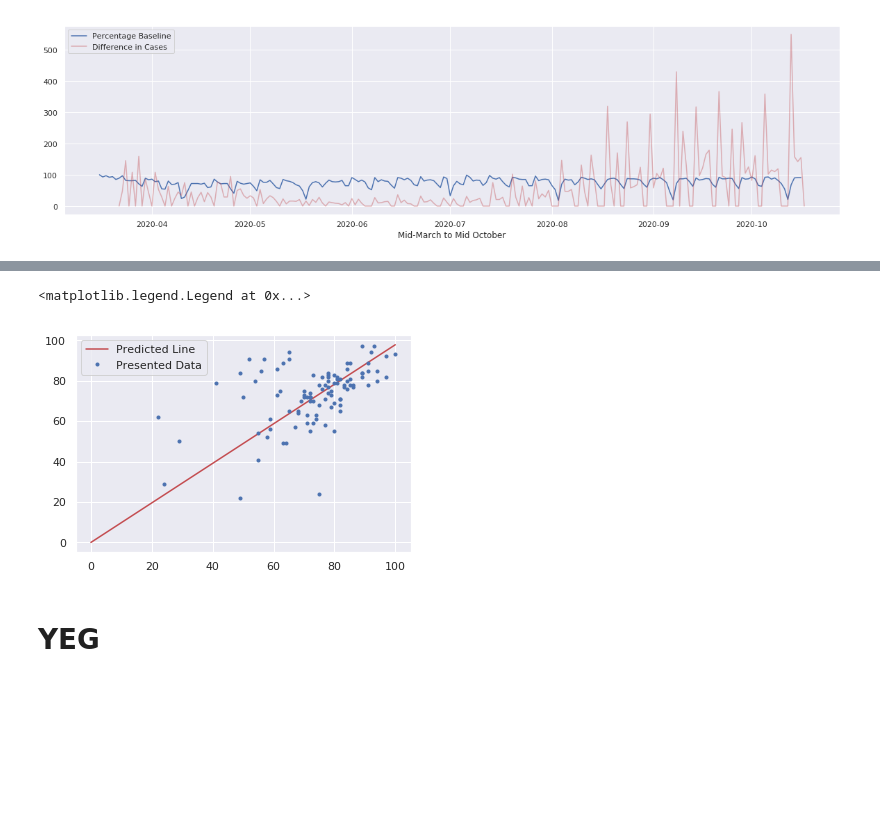
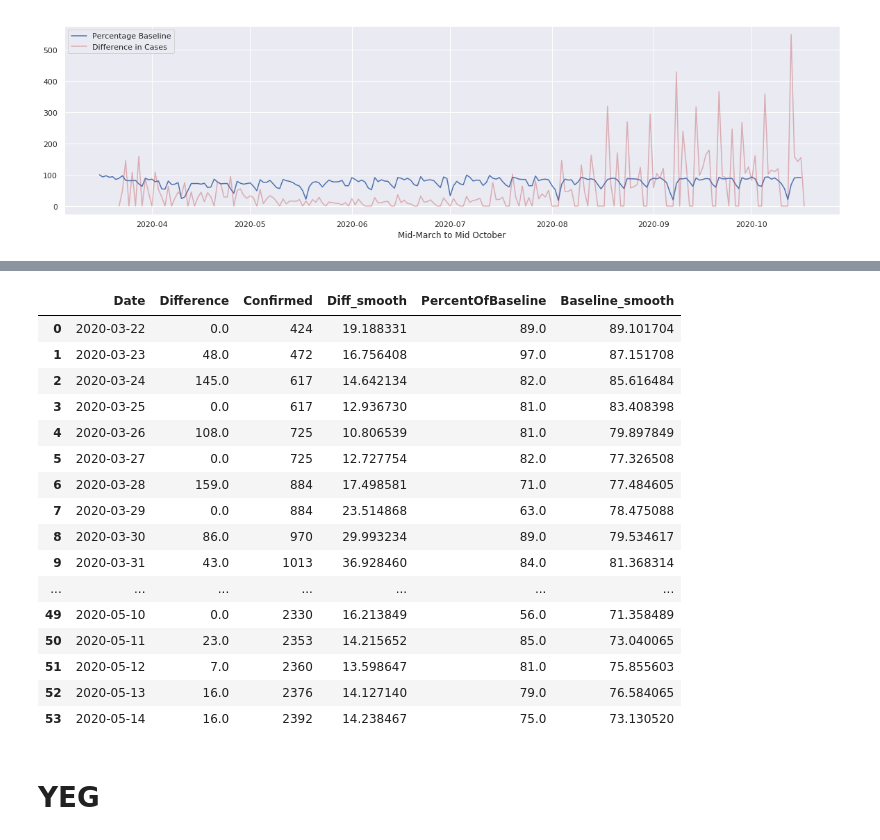
Before and after one commit to clement-ip/covid-airport-travel, a Jupyter notebook: analyze_both.ipynb, the cells around one changed output, grey strips where cells are left out. Cells and saved outputs as stored; diff of their text form; code cells hidden in the pictures; blank space fills up the shorter version.

```diff
--- a/analyze_both.ipynb
+++ b/analyze_both.ipynb
@@ -121,2 +171,23 @@ plt.plot(linearX, reg.slope*linearX + reg.intercept,'r-')
+# %%
+# Build total + new global cases, NA cases
+first_wave
+# %% [output]
+|  | Date | Difference | Confirmed | Diff_smooth | PercentOfBaseline | Baseline_smooth |
+| 0 | 2020-03-22 | 0.0 | 424 | 19.188331 | 89.0 | 89.101704 |
+| 1 | 2020-03-23 | 48.0 | 472 | 16.756408 | 97.0 | 87.151708 |
+| 2 | 2020-03-24 | 145.0 | 617 | 14.642134 | 82.0 | 85.616484 |
+| 3 | 2020-03-25 | 0.0 | 617 | 12.936730 | 81.0 | 83.408398 |
+| 4 | 2020-03-26 | 108.0 | 725 | 10.806539 | 81.0 | 79.897849 |
+| 5 | 2020-03-27 | 0.0 | 725 | 12.727754 | 82.0 | 77.326508 |
+| 6 | 2020-03-28 | 159.0 | 884 | 17.498581 | 71.0 | 77.484605 |
+| 7 | 2020-03-29 | 0.0 | 884 | 23.514868 | 63.0 | 78.475088 |
+| 8 | 2020-03-30 | 86.0 | 970 | 29.993234 | 89.0 | 79.534617 |
+| 9 | 2020-03-31 | 43.0 | 1013 | 36.928460 | 84.0 | 81.368314 |
+| ... | ... | ... | ... | ... | ... | ... |
+| 49 | 2020-05-10 | 0.0 | 2330 | 16.213849 | 56.0 | 71.358489 |
+| 50 | 2020-05-11 | 23.0 | 2353 | 14.215652 | 85.0 | 73.040065 |
+| 51 | 2020-05-12 | 7.0 | 2360 | 13.598647 | 81.0 | 75.855603 |
+| 52 | 2020-05-13 | 16.0 | 2376 | 14.127140 | 79.0 | 76.584065 |
+| 53 | 2020-05-14 | 16.0 | 2392 | 14.238467 | 75.0 | 73.130520 |
 # %%
 # ML with new cases, total cases, global cases: total + new, vs y= Baseline
@@ -129,13 +194,3 @@ y = np.array(temp["PercentOfBaseline"].head(100)).astype(int).reshape(-1, 1)
-# %%
-model = LinearRegression(fit_intercept = False)
-model.fit(X, y)
-linearX = np.linspace(0,100).reshape(-1,1) #maybe change params
-plt.plot(linearX, model.predict(linearX), 'r-', label = "Predicted Line")
-plt.plot(X, y, 'b.', label = 'Presented Data')
-plt.legend()
-# %% [output]
-<matplotlib.legend.Legend at 0x...>
-[figure, removed]
 # %% [markdown]
 # YEG
 # %%
```
Also changed, not shown: parts of 19 cells of this notebook.
